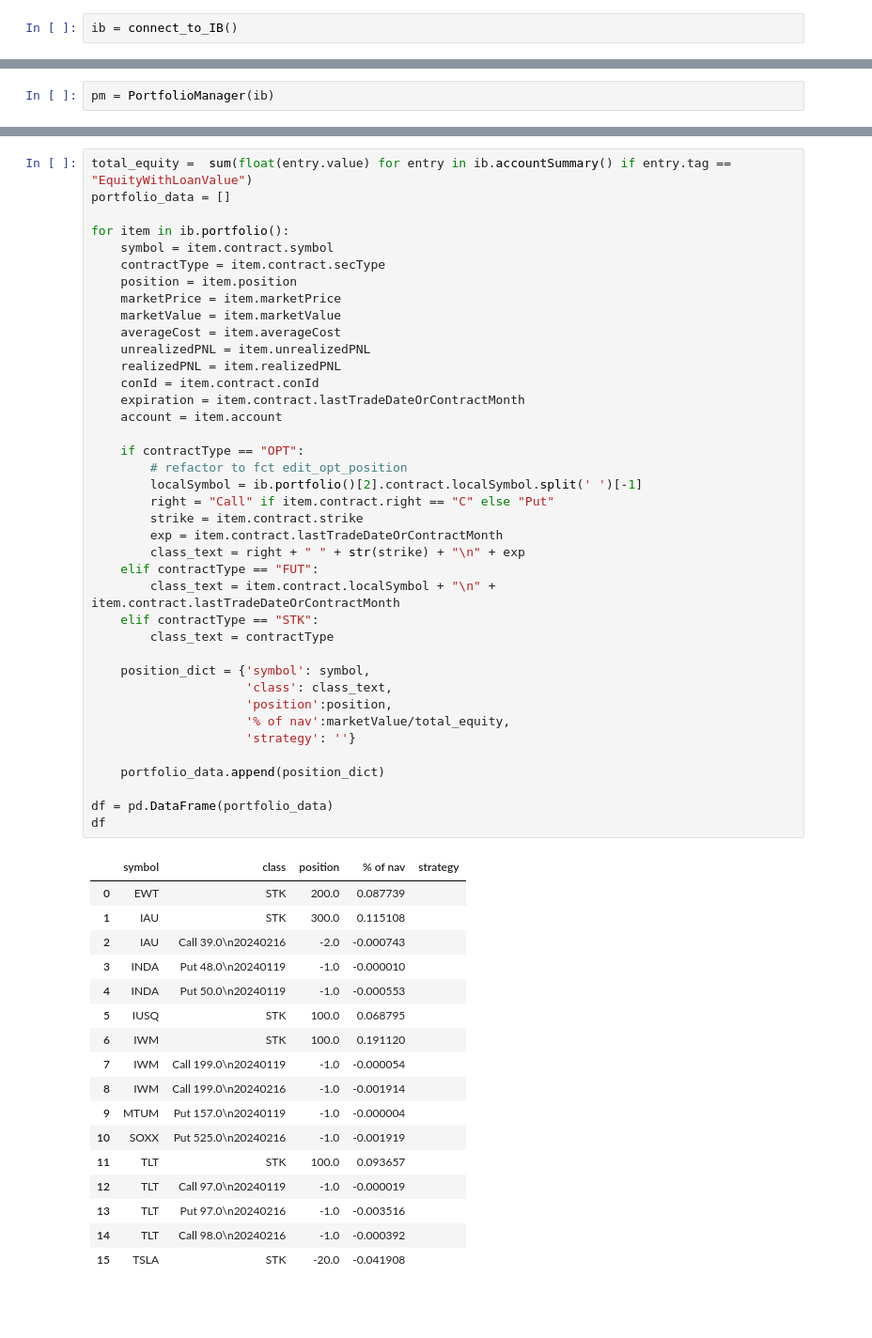
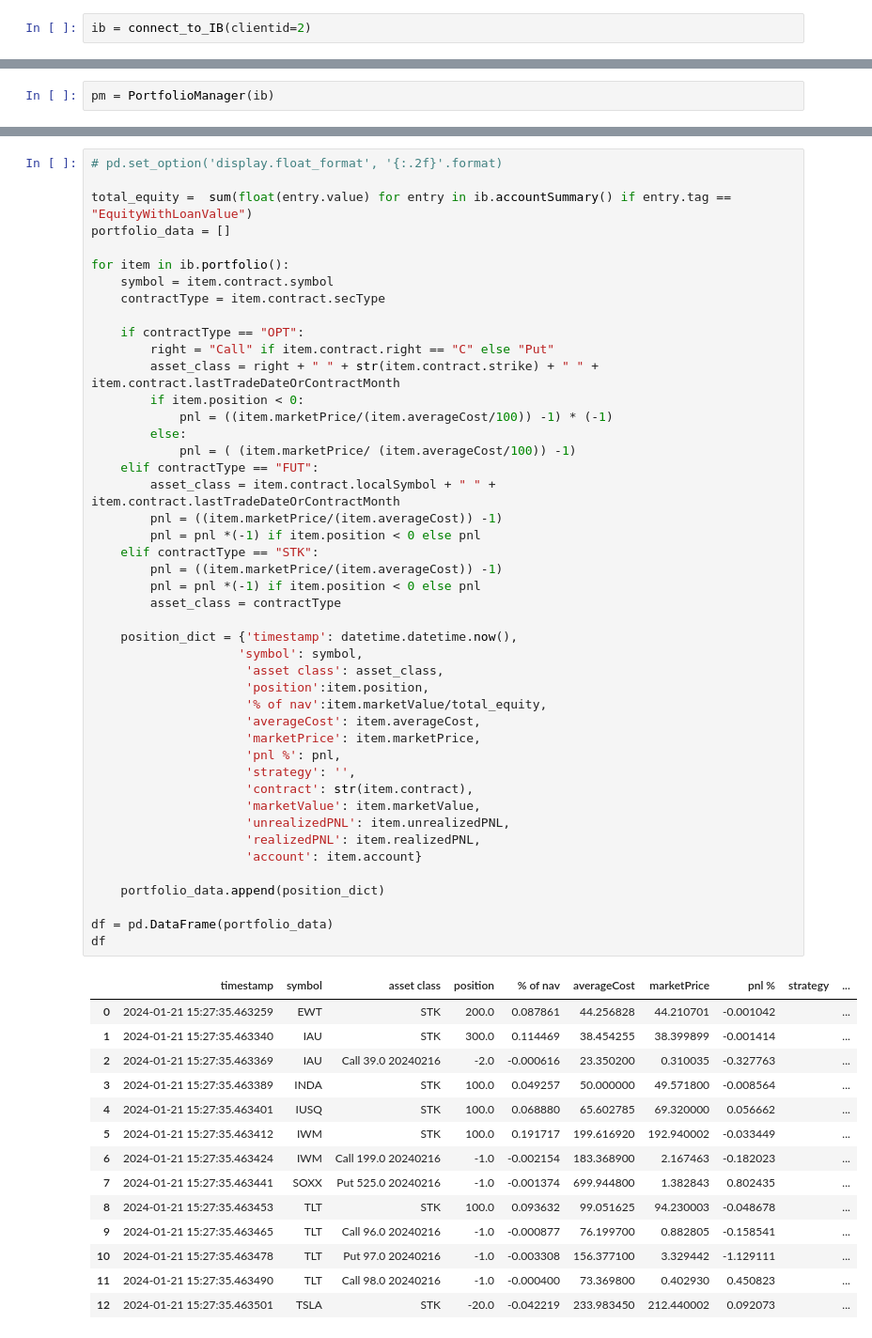
Before and after one commit to lowQuant/IB-Multi-Strategy-ATS, a Jupyter notebook: data_and_research/new_broker_methods.ipynb, the cells around one changed output, grey strips where cells are left out. Shown: that part at 94% size. Saved outputs shown, nothing was run; the diff lists cells and outputs as text; blank space fills up the shorter version.

Commit message:
working on portfoliomanager, not finished

```diff
--- a/data_and_research/new_broker_methods.ipynb
+++ b/data_and_research/new_broker_methods.ipynb
@@ -26,5 +28,5 @@ except:
 # %%
-ib = connect_to_IB()
+ib = connect_to_IB(clientid=2)
 # %% [markdown]
 # Develop a method to retrieve the current portfolio as dataframe and store it in arcticdb
 # %%
@@ -52,57 +69,60 @@ pm.fetch_portfolio()
 # %%
+# pd.set_option('display.float_format', '{:.2f}'.format)
+
 total_equity =  sum(float(entry.value) for entry in ib.accountSummary() if entry.tag == "EquityWithLoanValue")
 portfolio_data = []
 
 for item in ib.portfolio():
     symbol = item.contract.symbol
     contractType = item.contract.secType
-    position = item.position
-    marketPrice = item.marketPrice
-    marketValue = item.marketValue
-    averageCost = item.averageCost
-    unrealizedPNL = item.unrealizedPNL
-    realizedPNL = item.realizedPNL
-    conId = item.contract.conId
-    expiration = item.contract.lastTradeDateOrContractMonth
-    account = item.account
 
     if contractType == "OPT":
-        # refactor to fct edit_opt_position
-        localSymbol = ib.portfolio()[2].contract.localSymbol.split(' ')[-1]
         right = "Call" if item.contract.right == "C" else "Put"
-        strike = item.contract.strike
-        exp = item.contract.lastTradeDateOrContractMonth
-        class_text = right + " " + str(strike) + "\n" + exp
+        asset_class = right + " " + str(item.contract.strike) + " " + item.contract.lastTradeDateOrContractMonth
+        if item.position < 0:
+            pnl = ((item.marketPrice/(item.averageCost/100)) -1) * (-1)
+        else:
+            pnl = ( (item.marketPrice/ (item.averageCost/100)) -1)
     elif contractType == "FUT":
-        class_text = item.contract.localSymbol + "\n" + item.contract.lastTradeDateOrContractMonth
+        asset_class = item.contract.localSymbol + " " + item.contract.lastTradeDateOrContractMonth
+        pnl = ((item.marketPrice/(item.averageCost)) -1)
+        pnl = pnl *(-1) if item.position < 0 else pnl
     elif contractType == "STK":
-        class_text = contractType
+        pnl = ((item.marketPrice/(item.averageCost)) -1)
+        pnl = pnl *(-1) if item.position < 0 else pnl
+        asset_class = contractType
 
-    position_dict = {'symbol': symbol,
-                     'class': class_text,
-                     'position':position,
-                     '% of nav':marketValue/total_equity,
-                     'strategy': ''}
+    position_dict = {'timestamp': datetime.datetime.now(),
+                    'symbol': symbol,
+                     'asset class': asset_class,
+                     'position':item.position,
+                     '% of nav':item.marketValue/total_equity,
+                     'averageCost': item.averageCost,
+                     'marketPrice': item.marketPrice,
+                     'pnl %': pnl,
+                     'strategy': '',
+                     'contract': str(item.contract),
+                     'marketValue': item.marketValue,
+                     'unrealizedPNL': item.unrealizedPNL,
+                     'realizedPNL': item.realizedPNL,
+                     'account': item.account}
 
     portfolio_data.append(position_dict)
 
 df = pd.DataFrame(portfolio_data)
 df
 # %% [output]
-|  | symbol | class | position | % of nav | strategy |
-| 0 | EWT | STK | 200.0 | 0.087739 |  |
-| 1 | IAU | STK | 300.0 | 0.115108 |  |
-| 2 | IAU | Call 39.0\n20240216 | -2.0 | -0.000743 |  |
-| 3 | INDA | Put 48.0\n20240119 | -1.0 | -0.000010 |  |
-| 4 | INDA | Put 50.0\n20240119 | -1.0 | -0.000553 |  |
-| 5 | IUSQ | STK | 100.0 | 0.068795 |  |
-| 6 | IWM | STK | 100.0 | 0.191120 |  |
-| 7 | IWM | Call 199.0\n20240119 | -1.0 | -0.000054 |  |
-| 8 | IWM | Call 199.0\n20240216 | -1.0 | -0.001914 |  |
-| 9 | MTUM | Put 157.0\n20240119 | -1.0 | -0.000004 |  |
-| 10 | SOXX | Put 525.0\n20240216 | -1.0 | -0.001919 |  |
-| 11 | TLT | STK | 100.0 | 0.093657 |  |
-| 12 | TLT | Call 97.0\n20240119 | -1.0 | -0.000019 |  |
-| 13 | TLT | Put 97.0\n20240216 | -1.0 | -0.003516 |  |
-| 14 | TLT | Call 98.0\n20240216 | -1.0 | -0.000392 |  |
-| 15 | TSLA | STK | -20.0 | -0.041908 |  |
+|  | timestamp | symbol | asset class | position | % of nav | averageCost | marketPrice | pnl % | strategy | ... |
+| 0 | 2024-01-21 15:27:35.463259 | EWT | STK | 200.0 | 0.087861 | 44.256828 | 44.210701 | -0.001042 |  | ... |
+| 1 | 2024-01-21 15:27:35.463340 | IAU | STK | 300.0 | 0.114469 | 38.454255 | 38.399899 | -0.001414 |  | ... |
+| 2 | 2024-01-21 15:27:35.463369 | IAU | Call 39.0 20240216 | -2.0 | -0.000616 | 23.350200 | 0.310035 | -0.327763 |  | ... |
+| 3 | 2024-01-21 15:27:35.463389 | INDA | STK | 100.0 | 0.049257 | 50.000000 | 49.571800 | -0.008564 |  | ... |
+| 4 | 2024-01-21 15:27:35.463401 | IUSQ | STK | 100.0 | 0.068880 | 65.602785 | 69.320000 | 0.056662 |  | ... |
+| 5 | 2024-01-21 15:27:35.463412 | IWM | STK | 100.0 | 0.191717 | 199.616920 | 192.940002 | -0.033449 |  | ... |
+| 6 | 2024-01-21 15:27:35.463424 | IWM | Call 199.0 20240216 | -1.0 | -0.002154 | 183.368900 | 2.167463 | -0.182023 |  | ... |
+| 7 | 2024-01-21 15:27:35.463441 | SOXX | Put 525.0 20240216 | -1.0 | -0.001374 | 699.944800 | 1.382843 | 0.802435 |  | ... |
+| 8 | 2024-01-21 15:27:35.463453 | TLT | STK | 100.0 | 0.093632 | 99.051625 | 94.230003 | -0.048678 |  | ... |
+| 9 | 2024-01-21 15:27:35.463465 | TLT | Call 96.0 20240216 | -1.0 | -0.000877 | 76.199700 | 0.882805 | -0.158541 |  | ... |
+| 10 | 2024-01-21 15:27:35.463478 | TLT | Put 97.0 20240216 | -1.0 | -0.003308 | 156.377100 | 3.329442 | -1.129111 |  | ... |
+| 11 | 2024-01-21 15:27:35.463490 | TLT | Call 98.0 20240216 | -1.0 | -0.000400 | 73.369800 | 0.402930 | 0.450823 |  | ... |
+| 12 | 2024-01-21 15:27:35.463501 | TSLA | STK | -20.0 | -0.042219 | 233.983450 | 212.440002 | 0.092073 |  | ... |
```
Also changed, not shown: parts of 35 cells of this notebook, 4 other files.
